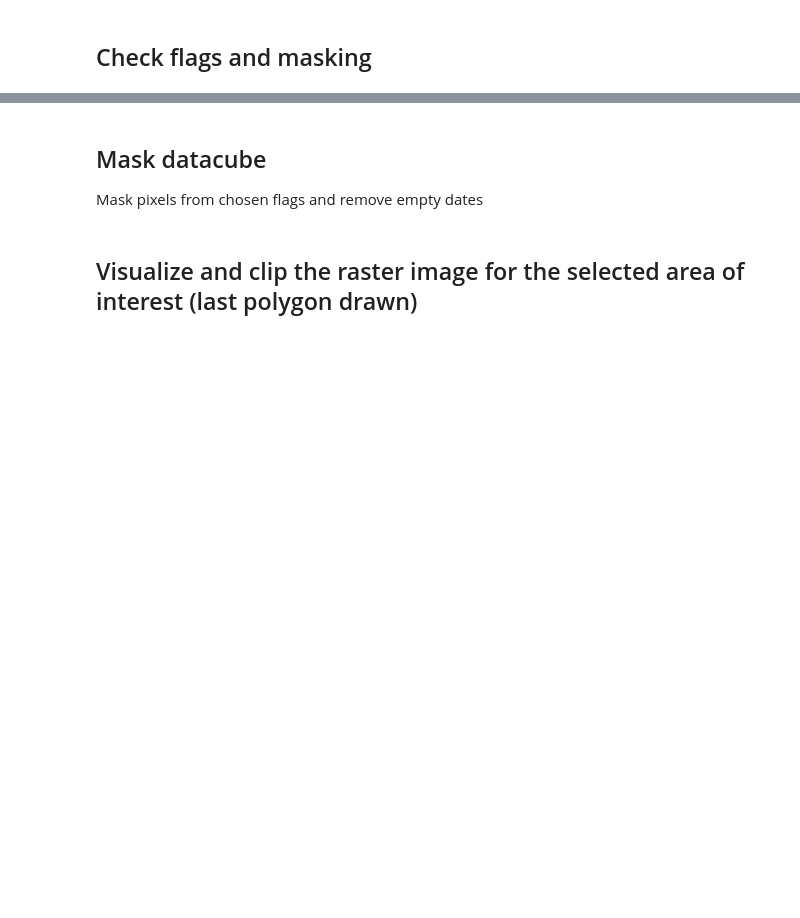
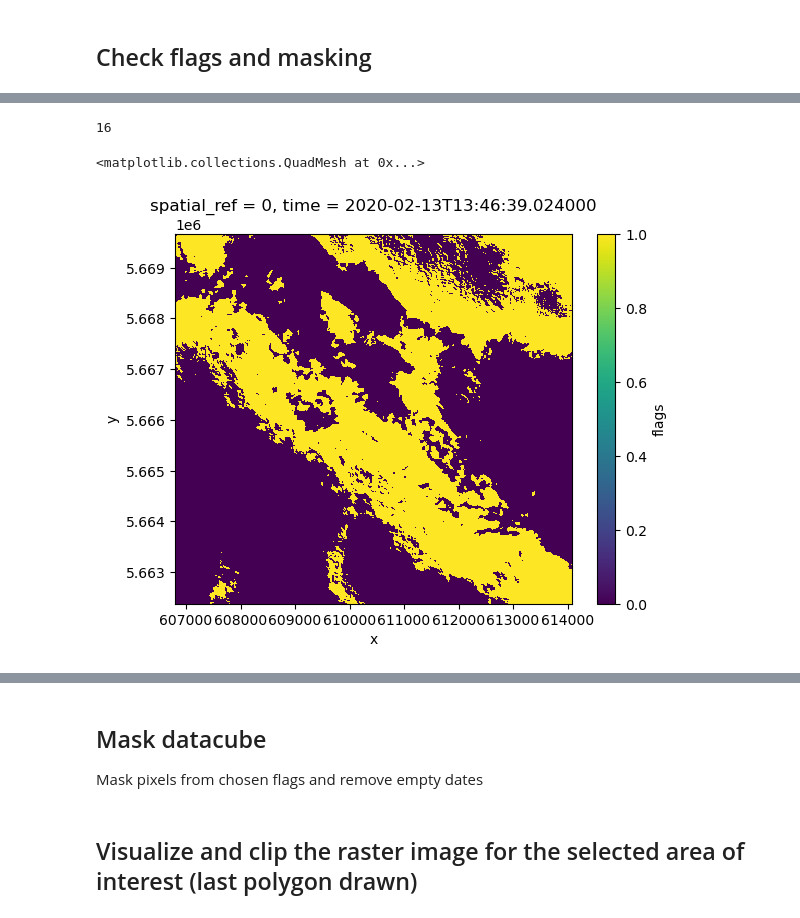
Before and after one commit to Tristanovsk/grstbx, a Jupyter notebook: notebook/grstbx_matchup_aeronet.ipynb, the cells around one changed output, grey strips where cells are left out. Cells and saved outputs as stored; diff of their text form; code cells hidden in the pictures; blank space fills up the shorter version.

Commit message:
fix for detector mask

```diff
--- a/notebook/grstbx_matchup_aeronet.ipynb
+++ b/notebook/grstbx_matchup_aeronet.ipynb
@@ -56,11 +62,11 @@ cluster.dashboard_link
 # %% [markdown]
 ## Set images to play with
 # %%
-data_dir = '/home/harmel/Dropbox/satellite/S2/cnes/validation'
+data_dir = '/data/satellite/S2/cnes/validation'
 aeronet_site = 'Bahia_Blanca'
 select =grstbx.select_files()
 # if you need to change the root path
 select.root= opj(data_dir,aeronet_site)
 pattern='*'+aeronet_site+'*.nc'
-select.select_pattern()
+select.select_pattern(pattern)
 select.file_list
@@ -74,7 +110,7 @@ select.file_list
 # %%
 
 # generate datacube
-dc = grstbx.l2grs(files)
+dc = grstbx.l2grs_v1(files)
 # %%
 dc.load(reshape=True)
 # %% [markdown]
@@ -88,5 +199,5 @@ pn.widgets.DataFrame(pd.DataFrame.from_dict(dc.datacube.metadata.attrs,orient='i
 # %% [markdown]
 ## Check flags and masking
 # %%
-masking_ = grstbx.masking(dc.datacube)
+masking_ = grstbx.masking(dc.datacube.isel(time=0))
 masking_.print_info()
@@ -92,0 +223,3 @@ masking_.print_info()
+# %%
+mask,value = masking_.compute_mask_value(high_nir=True,ndwi=False)
+print(mask,value) #(dc.datacube.isel(time=6).flags & 10 == 16).plot()
@@ -93 +255,10 @@ masking_.print_info()
+# %%
+value
+# %% [output]
+16
+# %%
+(dc.datacube.isel(time=6).flags & mask == value).plot()
+# %% [output]
+<matplotlib.collections.QuadMesh at 0x...>
+[figure, added]
 # %%
```
Also changed, not shown: parts of 16 cells of this notebook, 5 other files.
